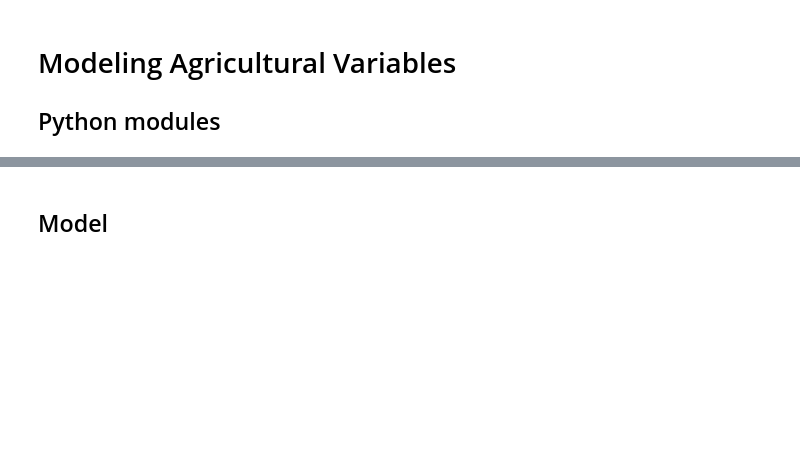
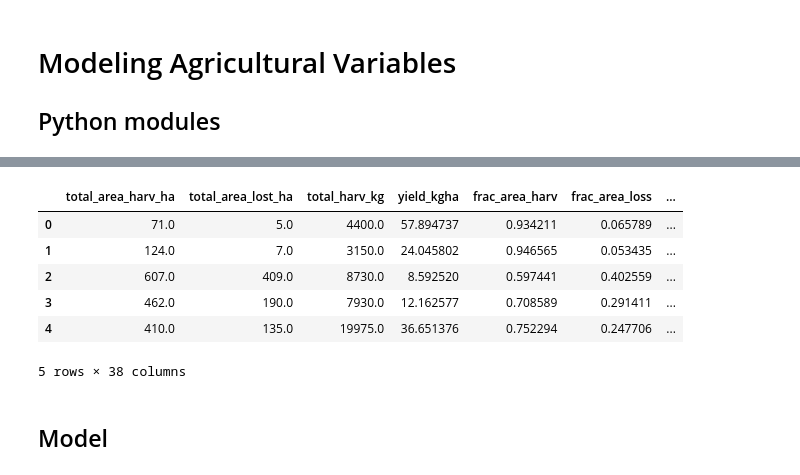
Before and after one commit to mosaiks-capstone/Modeling, a Jupyter notebook: andrew_modeling.ipynb, the cells around one changed output, grey strips where cells are left out. Drawn from its saved outputs; the diff is of its cells as text; code cells hidden in the pictures; blank space fills up the shorter version.

```diff
--- a/andrew_modeling.ipynb
+++ b/andrew_modeling.ipynb
@@ -402,3 +47,14 @@ grouped_features.iloc[:, 12001:]
+# %%
+outcomes = grouped_features.iloc[:,12003:]
+outcomes.head()
+# %% [output]
+|  | total_area_harv_ha | total_area_lost_ha | total_harv_kg | yield_kgha | frac_area_harv | frac_area_loss | ... |
+| 0 | 71.0 | 5.0 | 4400.0 | 57.894737 | 0.934211 | 0.065789 | ... |
+| 1 | 124.0 | 7.0 | 3150.0 | 24.045802 | 0.946565 | 0.053435 | ... |
+| 2 | 607.0 | 409.0 | 8730.0 | 8.592520 | 0.597441 | 0.402559 | ... |
+| 3 | 462.0 | 190.0 | 7930.0 | 12.162577 | 0.708589 | 0.291411 | ... |
+| 4 | 410.0 | 135.0 | 19975.0 | 36.651376 | 0.752294 | 0.247706 | ... |
+5 rows × 38 columns
 # %% [markdown]
 ## Model
 # %% [markdown]
```
Also changed, not shown: parts of 52 cells of this notebook, 8 other files.
